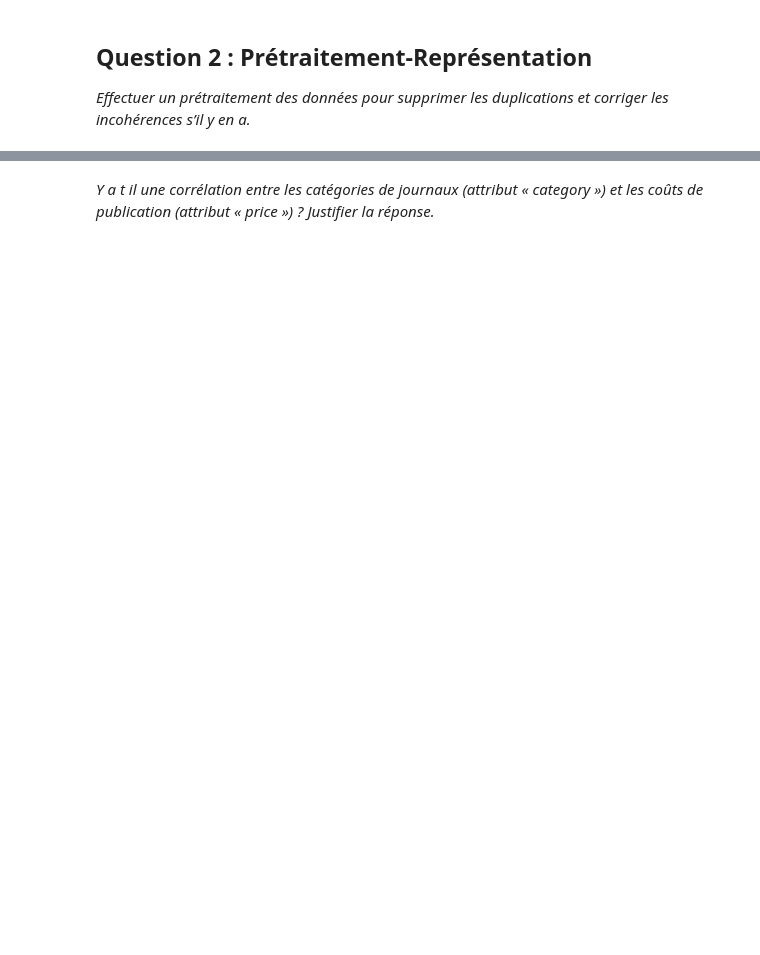
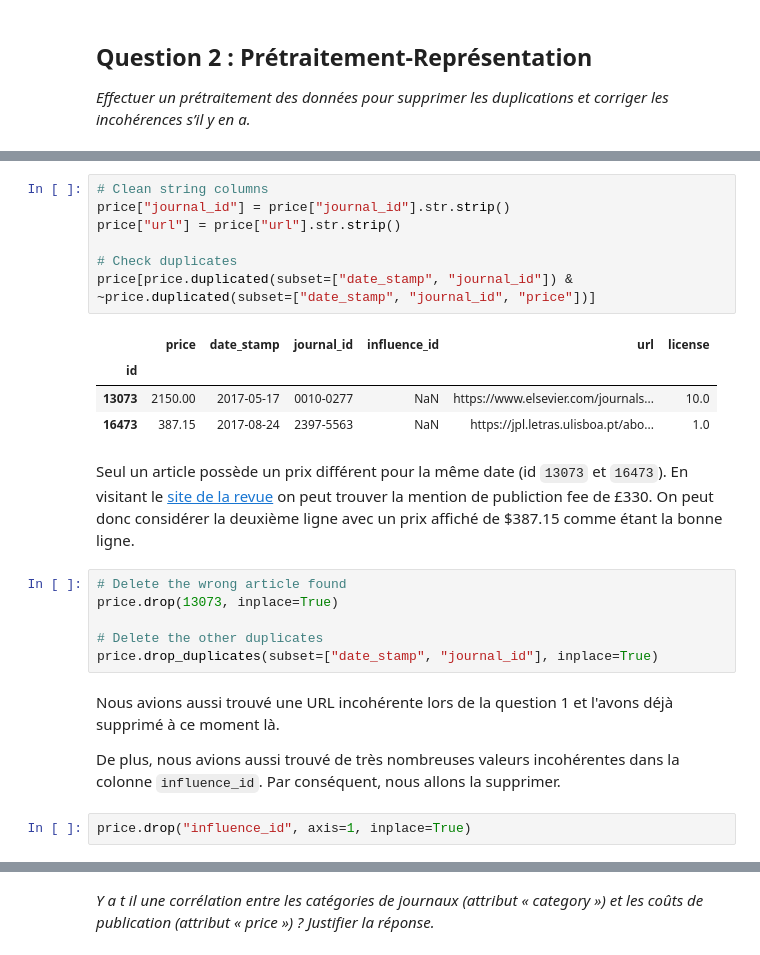
Before and after one commit to Neilero/IFT870-FlourishOA, a Jupyter notebook: examenintra.ipynb, the cells around one changed output, grey strips where cells are left out. Drawn from its saved outputs; the diff is of its cells as text; blank space fills up the shorter version.

```diff
--- a/examenintra.ipynb
+++ b/examenintra.ipynb
@@ -278,0 +377,29 @@ incohérences s’il y en a.*
+# %%
+# Clean string columns
+price["journal_id"] = price["journal_id"].str.strip()
+price["url"] = price["url"].str.strip()
+
+# Check duplicates
+price[price.duplicated(subset=["date_stamp", "journal_id"]) & ~price.duplicated(subset=["date_stamp", "journal_id", "price"])]
+# %% [output]
+|  | price | date_stamp | journal_id | influence_id | url | license |
+| id |  |  |  |  |  |  |
+| 13073 | 2150.00 | 2017-05-17 | 0010-0277 | NaN | https://www.elsevier.com/journals... | 10.0 |
+| 16473 | 387.15 | 2017-08-24 | 2397-5563 | NaN | https://jpl.letras.ulisboa.pt/abo... | 1.0 |
+# %% [markdown]
+Seul un article possède un prix différent pour la même date (id `13073` et `16473`). En visitant le [site de la revue](https://jpl.letras.ulisboa.pt/about/submissions/)
+on peut trouver la mention de publiction fee de £330. On peut donc considérer la deuxième ligne avec un prix affiché de
+$387.15 comme étant la bonne ligne.
+# %%
+# Delete the wrong article found
+price.drop(13073, inplace=True)
+
+# Delete the other duplicates
+price.drop_duplicates(subset=["date_stamp", "journal_id"], inplace=True)
+# %% [markdown]
+Nous avions aussi trouvé une URL incohérente lors de la question 1 et l'avons déjà supprimé à ce moment là.
+
+De plus, nous avions aussi trouvé de très nombreuses valeurs incohérentes dans la colonne `influence_id`. Par conséquent,
+nous allons la supprimer.
+# %%
+price.drop("influence_id", axis=1, inplace=True)
```
Also changed, not shown: parts of 47 cells of this notebook, 1 other file.
